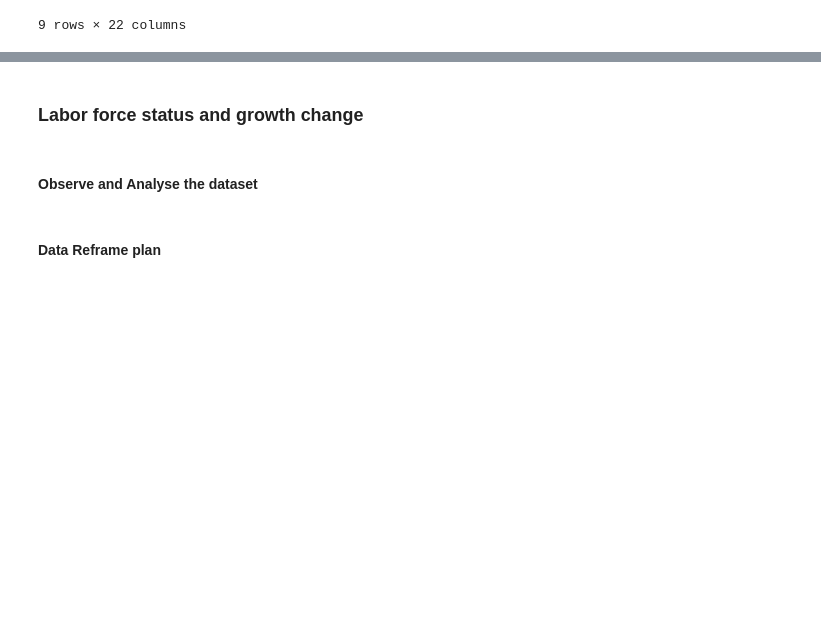
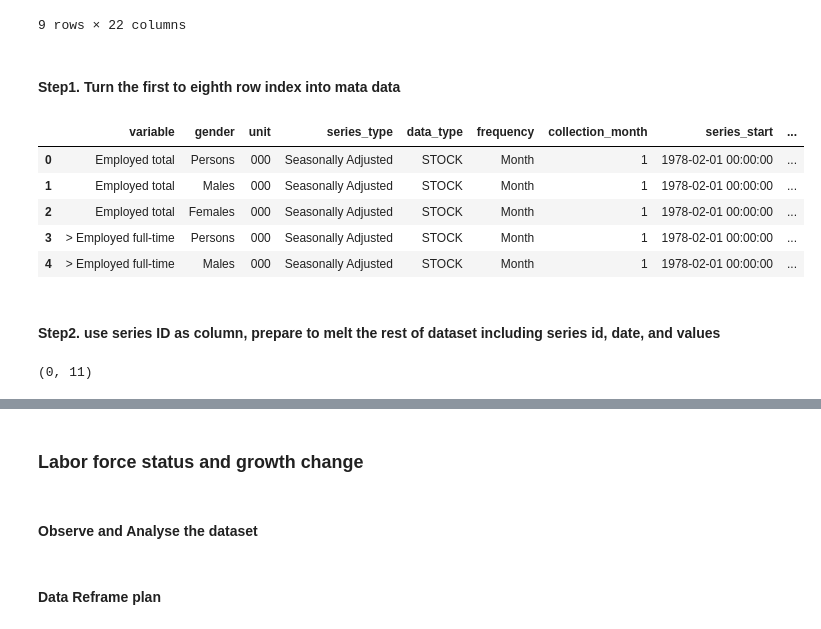
Before and after one commit to Abotyt/australiaMarketExpansionStrategy, a Jupyter notebook: AustralianUnemployedPrediction/DataWrangling&Cleaning/DataCleaning.ipynb, the cells around one changed output, grey strips where cells are left out. Saved outputs shown, nothing was run; the diff lists cells and outputs as text; code cells hidden in the pictures; blank space fills up the shorter version.

Commit message:
update new file funtions.py + create functions and used them in DataCleaing.ipynb

```diff
--- a/AustralianUnemployedPrediction/DataWrangling&Cleaning/DataCleaning.ipynb
+++ b/AustralianUnemployedPrediction/DataWrangling&Cleaning/DataCleaning.ipynb
@@ -29,14 +36,14 @@ fileLocation = '/Users/abbottting/Desktop/Project/AMES/OriginalData'
 #CPIMonthly_path = fileLocation + '/' + "CPI_MonthlyPercentageChange.xlsx"
 #EmployPopulationRatial_Path = fileLocation + '/' + 'EmploymentToPopulationRatio.csv'
 EmploymentByState_NewSouthWales_Path = fileLocation + '/'  + 'EmploymentByState_NewSouthWales.xlsx'
-EmploymentByState_NorthernTerrritory_Path = fileLocation + '/'  + 'EmploymentByState_NorthernTerrritory.xlsx'
+EmploymentByState_NorthernTerritory_Path = fileLocation + '/'  + 'EmploymentByState_NorthernTerritory.xlsx'
 # %% [markdown]
 Read files
 # %%
 #CPI_MonthlyOriginal = pd.read_excel(CPIMonthly_path, sheet_name = "Data1")
 #EmployPopulationRatial_Original = pd.read_csv(EmployPopulationRatial_Path)
 EmploymentByState_NewSouthWales_Original = pd.read_excel(EmploymentByState_NewSouthWales_Path, sheet_name = 'Data1')
-EmploymentByState_NorthernTerrritory_Original = pd.read_excel(EmploymentByState_NorthernTerrritory_Path, sheet_name = 'Data1')
+EmploymentByState_NorthernTerritory_Original = pd.read_excel(EmploymentByState_NorthernTerritory_Path, sheet_name = 'Data1')
 #The following dataset is not required
 #LabourForce_CurrentOriginal = pd.read_excel(LabourForce_Path, sheet_name = "Data 1")
 #LabourForce_PreviousOriginal = pd.read_excel(LabourForce_Path, sheet_name = "Data 2")
@@ -302,3 +316,23 @@ EmploymentByState_NorthernTerrritory_Original.iloc[:9]
 | 7 | No. Obs | 576 | 576 | 576 | 576 | ... |
 | 8 | Series ID | A84423335F | A84423223L | A84423447X | A84423343F | ... |
 9 rows × 22 columns
+# %% [markdown]
+#### Step1. Turn the first to eighth row index into mata data
+# %%
+NorthTerritory_metadata = extract_matadata(EmploymentByState_NorthernTerritory_Original)
+NorthTerritory_metadata.head()
+# %% [output]
+|  | variable | gender | unit | series_type | data_type | frequency | collection_month | series_start | ... |
+| 0 | Employed total | Persons | 000 | Seasonally Adjusted | STOCK | Month | 1 | 1978-02-01 00:00:00 | ... |
+| 1 | Employed total | Males | 000 | Seasonally Adjusted | STOCK | Month | 1 | 1978-02-01 00:00:00 | ... |
+| 2 | Employed total | Females | 000 | Seasonally Adjusted | STOCK | Month | 1 | 1978-02-01 00:00:00 | ... |
+| 3 | > Employed full-time | Persons | 000 | Seasonally Adjusted | STOCK | Month | 1 | 1978-02-01 00:00:00 | ... |
+| 4 | > Employed full-time | Males | 000 | Seasonally Adjusted | STOCK | Month | 1 | 1978-02-01 00:00:00 | ... |
+# %% [markdown]
+#### Step2. use series ID as column, prepare to melt the rest of dataset including series id, date, and values
+# %%
+# check if series_id has no duplicate
+duplicate_rows = NorthTerritory_metadata[NorthTerritory_metadata.duplicated(subset=['series_id'], keep=False)]
+duplicate_rows.shape
+# %% [output]
+(0, 11)
```
Also changed, not shown: parts of 18 cells of this notebook, 3 other files.
